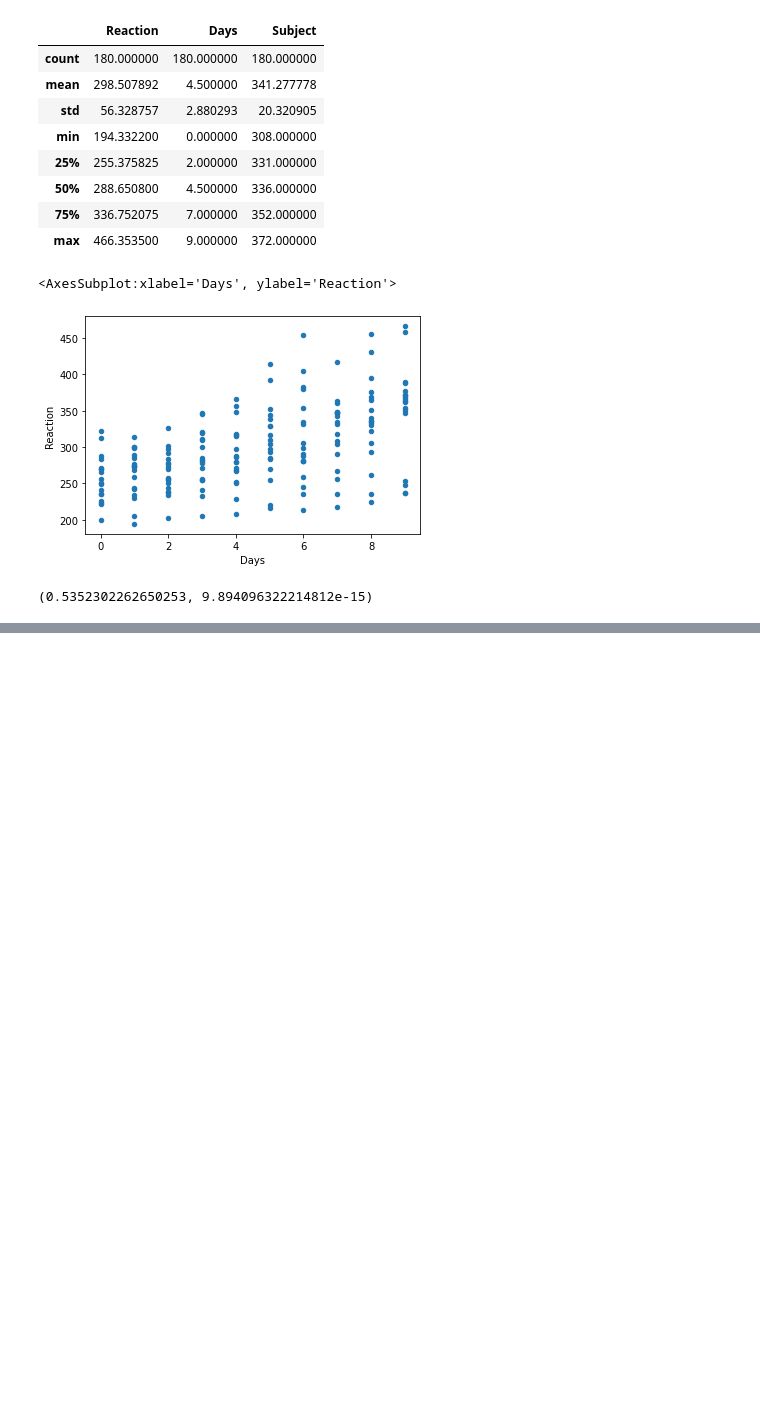
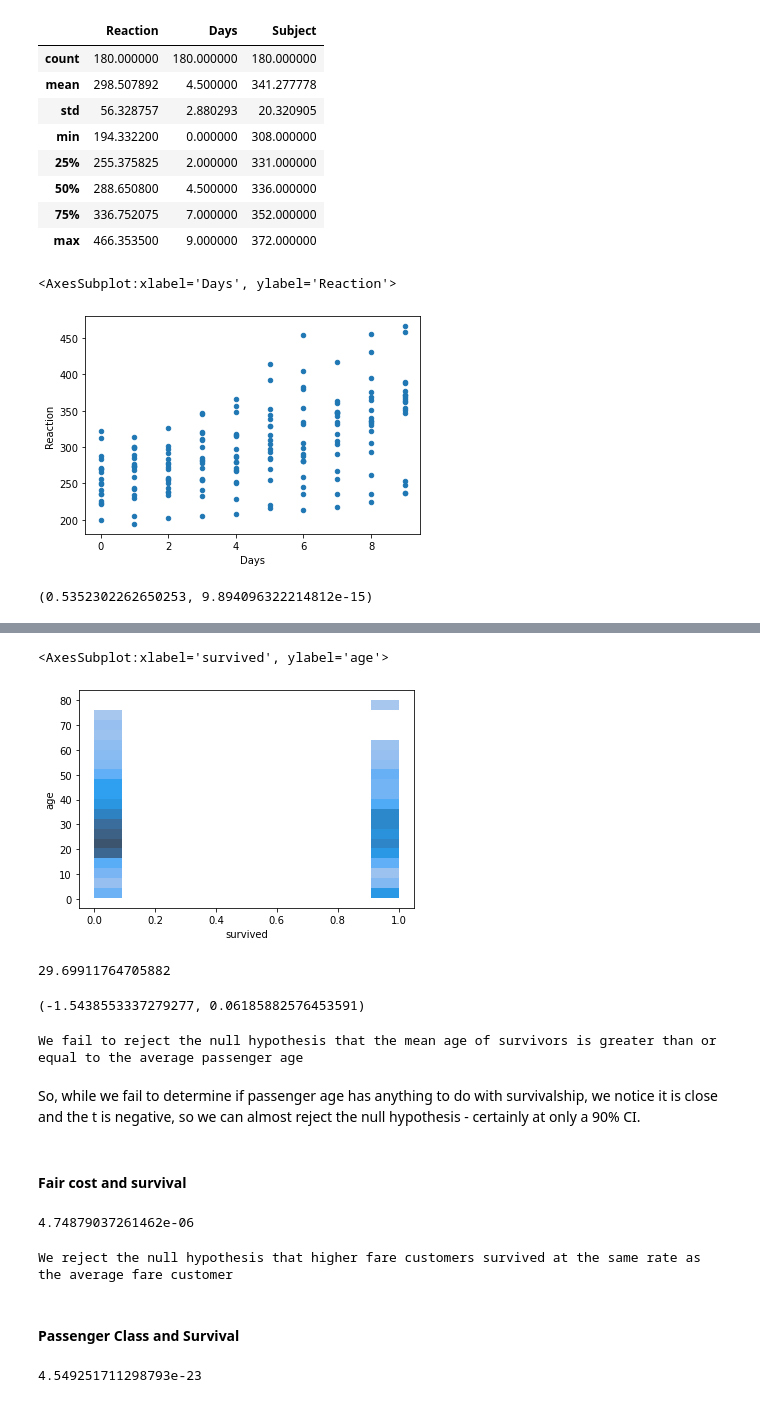
Before and after one commit to Miller-Ryan-1/statistics-exercises, a Jupyter notebook: hypothesis_testing.ipynb, the cells around one changed output, grey strips where cells are left out. Drawn from its saved outputs; the diff is of its cells as text; code cells hidden in the pictures; blank space fills up the shorter version.

```diff
--- a/hypothesis_testing.ipynb
+++ b/hypothesis_testing.ipynb
@@ -333,0 +483,16 @@ r,p
+# %%
+# Load database
+## import url signup info from env.py
+from env import get_db_url
+
+## create SQL code (test tehre first!)
+query = '''
+SELECT *
+FROM passengers;
+'''
+
+## assign sql query result to a dataframe variable
+titanics = pd.read_sql(query, get_db_url('titanic_db'))
+
+## describe the data
+titanics.info()
@@ -333,0 +538,64 @@ r,p
+# %%
+sns.histplot(x='survived', y='age', data=titanics)
+# %% [output]
+<AxesSubplot:xlabel='survived', ylabel='age'>
+[figure, added]
+# %%
+alpha = .05 #will use this for all hypothesis testing
+
+#first use only na values
+t2 = titanics[titanics.age >0]
+
+survivors = t2[t2.survived == 1]
+mean_age = t2.age.mean()
+mean_age
+# %% [output]
+29.69911764705882
+# %%
+t,p = stats.ttest_1samp(survivors.age, mean_age)
+p = p/2
+t, p
+# %% [output]
+(-1.5438553337279277, 0.06185882576453591)
+# %%
+if p < alpha:
+    print('We reject the null hypothesis that mean age of survivors is greater than or equal to the average passenger age')
+else:
+    print('We fail to reject the null hypothesis that the mean age of survivors is greater than or equal to the average passenger age')
+# %% [output]
+We fail to reject the null hypothesis that the mean age of survivors is greater than or equal to the average passenger age
+# %% [markdown]
+So, while we fail to determine if passenger age has anything to do with survivalship, we notice it is close and the t is negative, so we can almost reject the null hypothesis - certainly at only a 90% CI.
+# %% [markdown]
+#### Fair cost and survival
+# %%
+#we have equal numbers of entries for fare and survival, so no need to clean data
+# H0: no difference between fare and survival
+# Ha: higher fare folks survived more than average
+
+survivors = titanics[titanics.survived == 1]
+mean_fare = titanics.fare.mean()
+mean_fare
+
+t,p = stats.ttest_1samp(survivors.fare, mean_fare)
+p = p/2
+p
+# %% [output]
+4.74879037261462e-06
+# %%
+if p < alpha:
+    print('We reject the null hypothesis that higher fare customers survived at the same rate as the average fare customer')
+else:
+    print('We fail to reject the null hypothesis of blah blah')
+# %% [output]
+We reject the null hypothesis that higher fare customers survived at the same rate as the average fare customer
+# %% [markdown]
+#### Passenger Class and Survival
+# %%
+observations = pd.crosstab(titanics.pclass, titanics.survived)
+
+chi2, p, degf, expected = stats.chi2_contingency(observations)
+
+p
+# %% [output]
+4.549251711298793e-23
```
Also changed, not shown: parts of 44 cells of this notebook, 1 other file.
